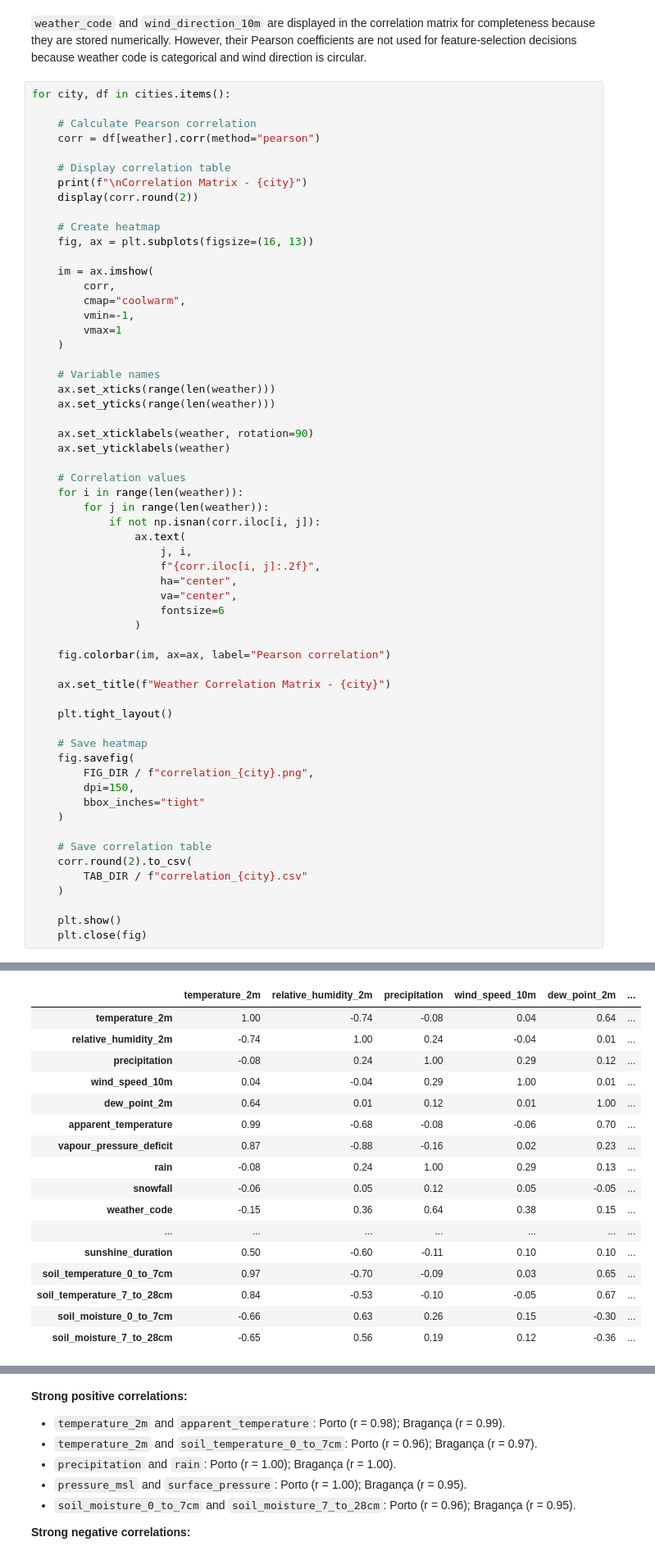
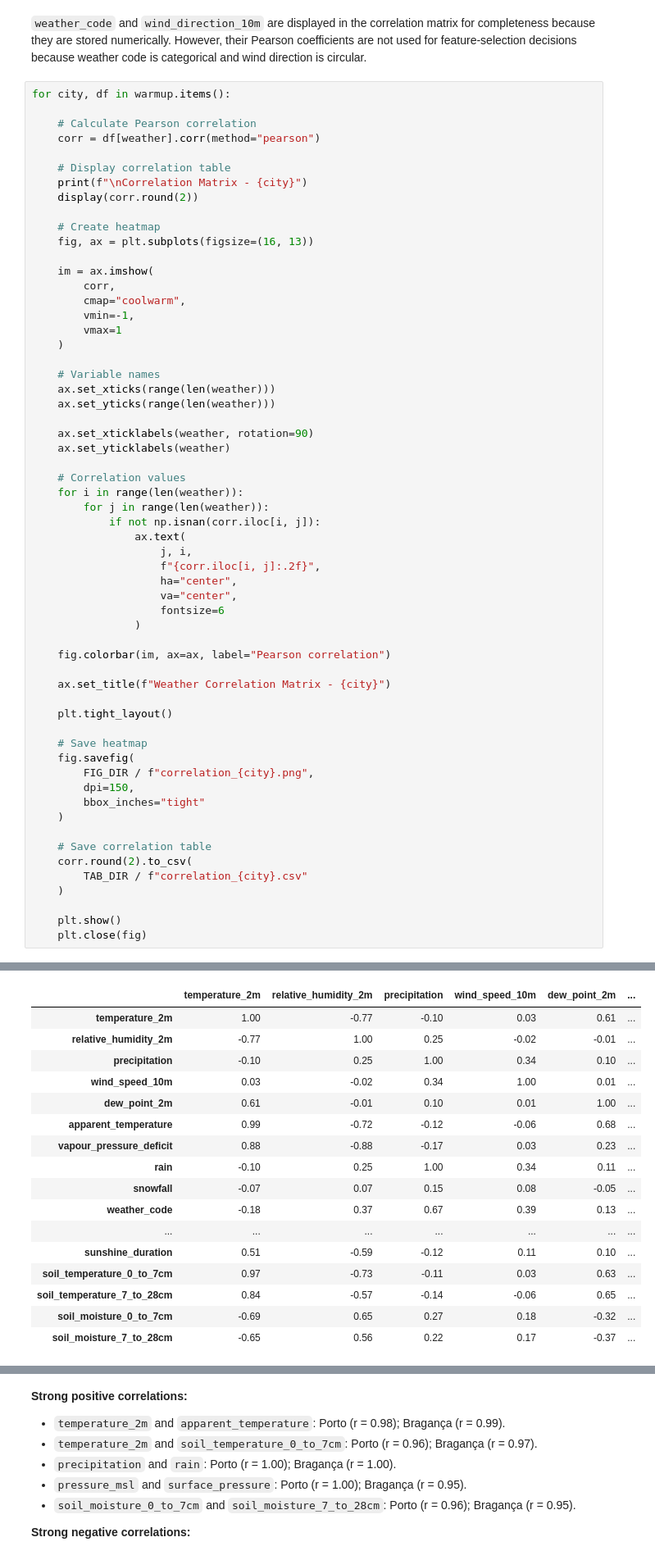
Before and after one commit to JoaoSilva042/data-stream-mining-pa27, a Jupyter notebook: notebooks/01_data_quality_eda.ipynb, the cells around one changed output, grey strips where cells are left out. Shown at 82% size. Cells and saved outputs as stored; diff of their text form.

```diff
--- a/notebooks/01_data_quality_eda.ipynb
+++ b/notebooks/01_data_quality_eda.ipynb
@@ -280,7 +280,7 @@ matrix for completeness because they are stored numerically. However, their
 Pearson coefficients are not used for feature-selection decisions because
 weather code is categorical and wind direction is circular.
 # %%
-for city, df in cities.items():
+for city, df in warmup.items():
 
     # Calculate Pearson correlation
     corr = df[weather].corr(method="pearson")
@@ -360,23 +360,23 @@ Correlation Matrix - Porto
 23 rows × 23 columns
 [figure]
 Correlation Matrix - Braganca
 |  | temperature_2m | relative_humidity_2m | precipitation | wind_speed_10m | dew_point_2m | ... |
-| temperature_2m | 1.00 | -0.74 | -0.08 | 0.04 | 0.64 | ... |
-| relative_humidity_2m | -0.74 | 1.00 | 0.24 | -0.04 | 0.01 | ... |
-| precipitation | -0.08 | 0.24 | 1.00 | 0.29 | 0.12 | ... |
-| wind_speed_10m | 0.04 | -0.04 | 0.29 | 1.00 | 0.01 | ... |
-| dew_point_2m | 0.64 | 0.01 | 0.12 | 0.01 | 1.00 | ... |
-| apparent_temperature | 0.99 | -0.68 | -0.08 | -0.06 | 0.70 | ... |
-| vapour_pressure_deficit | 0.87 | -0.88 | -0.16 | 0.02 | 0.23 | ... |
-| rain | -0.08 | 0.24 | 1.00 | 0.29 | 0.13 | ... |
-| snowfall | -0.06 | 0.05 | 0.12 | 0.05 | -0.05 | ... |
-| weather_code | -0.15 | 0.36 | 0.64 | 0.38 | 0.15 | ... |
+| temperature_2m | 1.00 | -0.77 | -0.10 | 0.03 | 0.61 | ... |
+| relative_humidity_2m | -0.77 | 1.00 | 0.25 | -0.02 | -0.01 | ... |
+| precipitation | -0.10 | 0.25 | 1.00 | 0.34 | 0.10 | ... |
+| wind_speed_10m | 0.03 | -0.02 | 0.34 | 1.00 | 0.01 | ... |
+| dew_point_2m | 0.61 | -0.01 | 0.10 | 0.01 | 1.00 | ... |
+| apparent_temperature | 0.99 | -0.72 | -0.12 | -0.06 | 0.68 | ... |
+| vapour_pressure_deficit | 0.88 | -0.88 | -0.17 | 0.03 | 0.23 | ... |
+| rain | -0.10 | 0.25 | 1.00 | 0.34 | 0.11 | ... |
+| snowfall | -0.07 | 0.07 | 0.15 | 0.08 | -0.05 | ... |
+| weather_code | -0.18 | 0.37 | 0.67 | 0.39 | 0.13 | ... |
 | ... | ... | ... | ... | ... | ... | ... |
-| sunshine_duration | 0.50 | -0.60 | -0.11 | 0.10 | 0.10 | ... |
-| soil_temperature_0_to_7cm | 0.97 | -0.70 | -0.09 | 0.03 | 0.65 | ... |
-| soil_temperature_7_to_28cm | 0.84 | -0.53 | -0.10 | -0.05 | 0.67 | ... |
-| soil_moisture_0_to_7cm | -0.66 | 0.63 | 0.26 | 0.15 | -0.30 | ... |
-| soil_moisture_7_to_28cm | -0.65 | 0.56 | 0.19 | 0.12 | -0.36 | ... |
+| sunshine_duration | 0.51 | -0.59 | -0.12 | 0.11 | 0.10 | ... |
+| soil_temperature_0_to_7cm | 0.97 | -0.73 | -0.11 | 0.03 | 0.63 | ... |
+| soil_temperature_7_to_28cm | 0.84 | -0.57 | -0.14 | -0.06 | 0.65 | ... |
+| soil_moisture_0_to_7cm | -0.69 | 0.65 | 0.27 | 0.18 | -0.32 | ... |
+| soil_moisture_7_to_28cm | -0.65 | 0.56 | 0.22 | 0.17 | -0.37 | ... |
 23 rows × 23 columns
 [figure]
 # %% [markdown]
```
Also changed, not shown: parts of 9 cells of this notebook, 16 other files.
